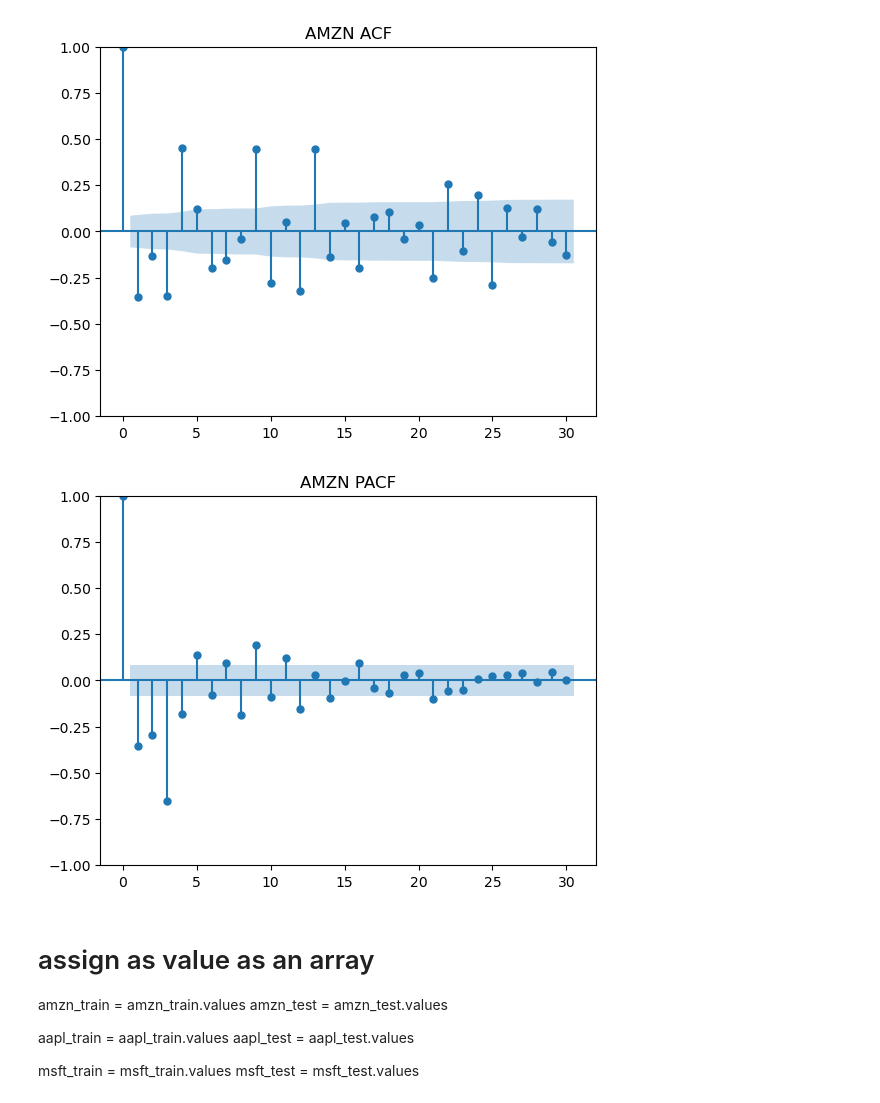
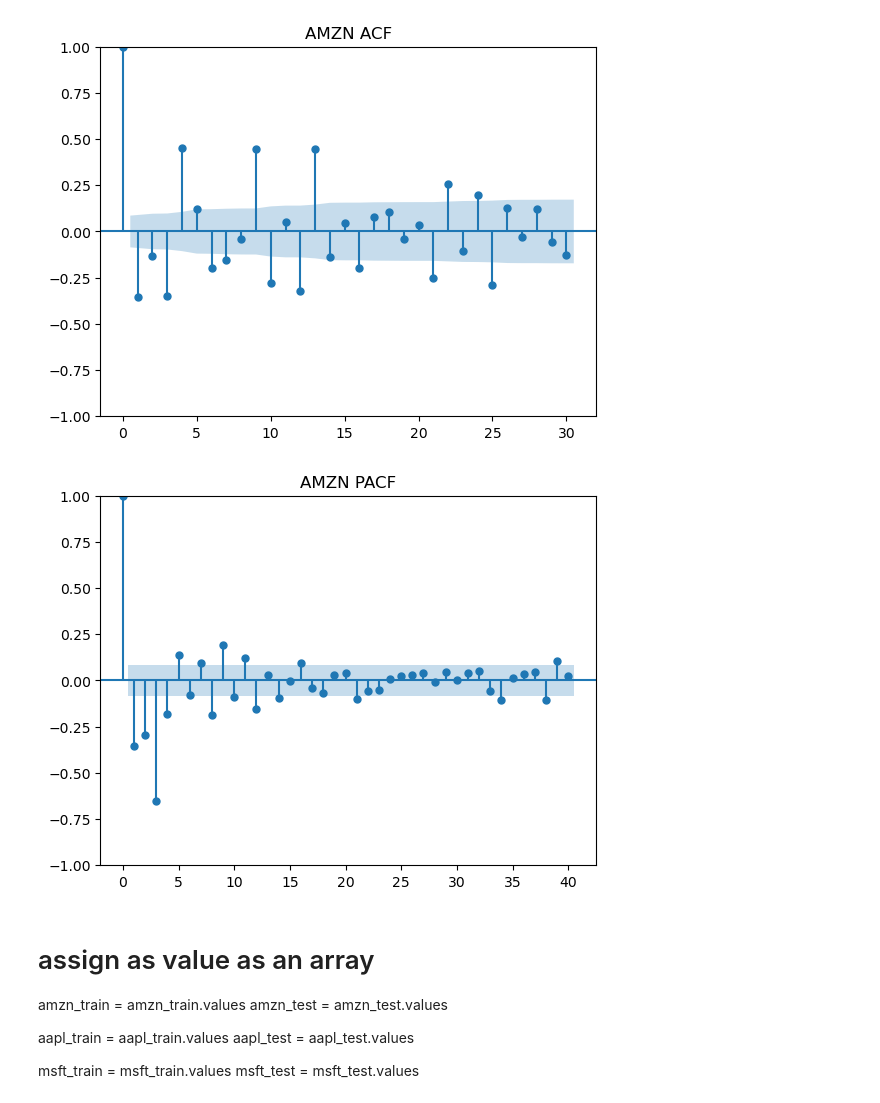
Before and after one commit to eahn01/Stock-Market-Analysis-ahn-liu-econ323, a Jupyter notebook: analysis.ipynb, the cells around one changed output. Drawn from its saved outputs; the diff is of its cells as text; code cells hidden in the pictures.

```diff
--- a/analysis.ipynb
+++ b/analysis.ipynb
@@ -425,11 +424,11 @@ plt.show()
 # %% [output]
 [figure]
 # %%
-amzn_pacf = plot_pacf(amzn_diff, lags=30)
+amzn_pacf = plot_pacf(amzn_diff, lags=40)
 plt.title("AMZN PACF")
 plt.show()
 # %% [output]
-[figure, old version]
+[figure, new version]
 # %% [markdown]
 # assign as value as an array
 amzn_train = amzn_train.values
```
Also changed, not shown: parts of 13 cells of this notebook.
